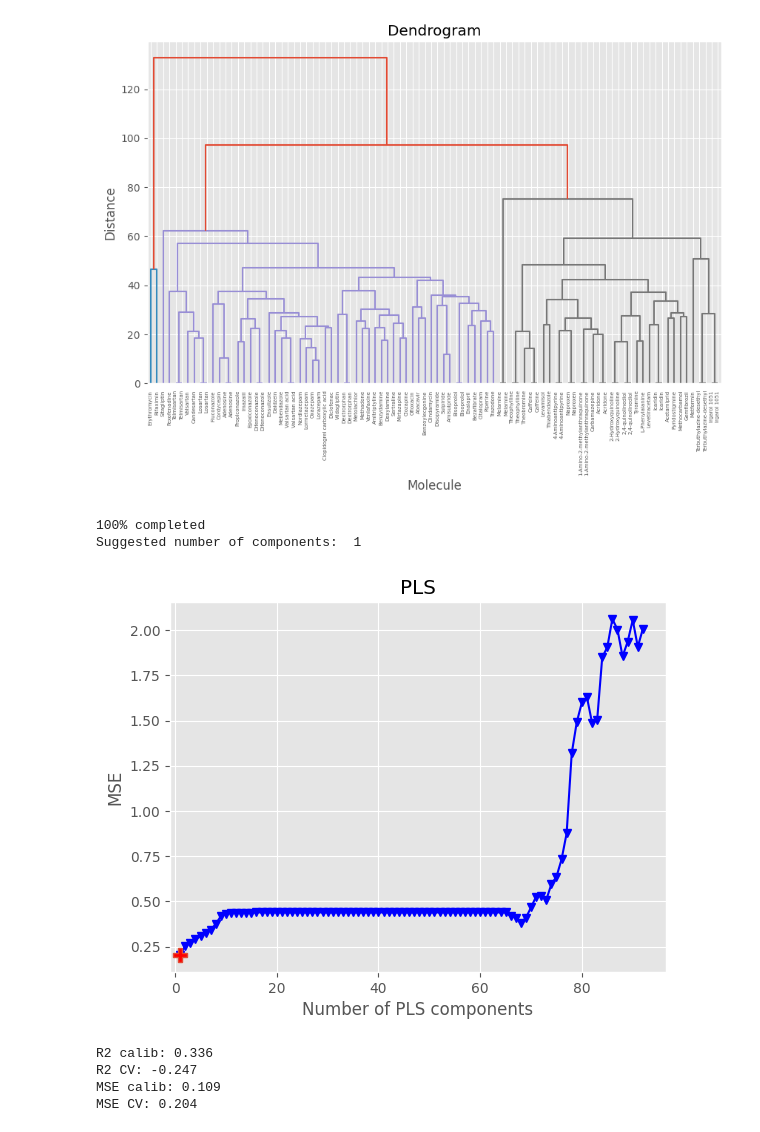
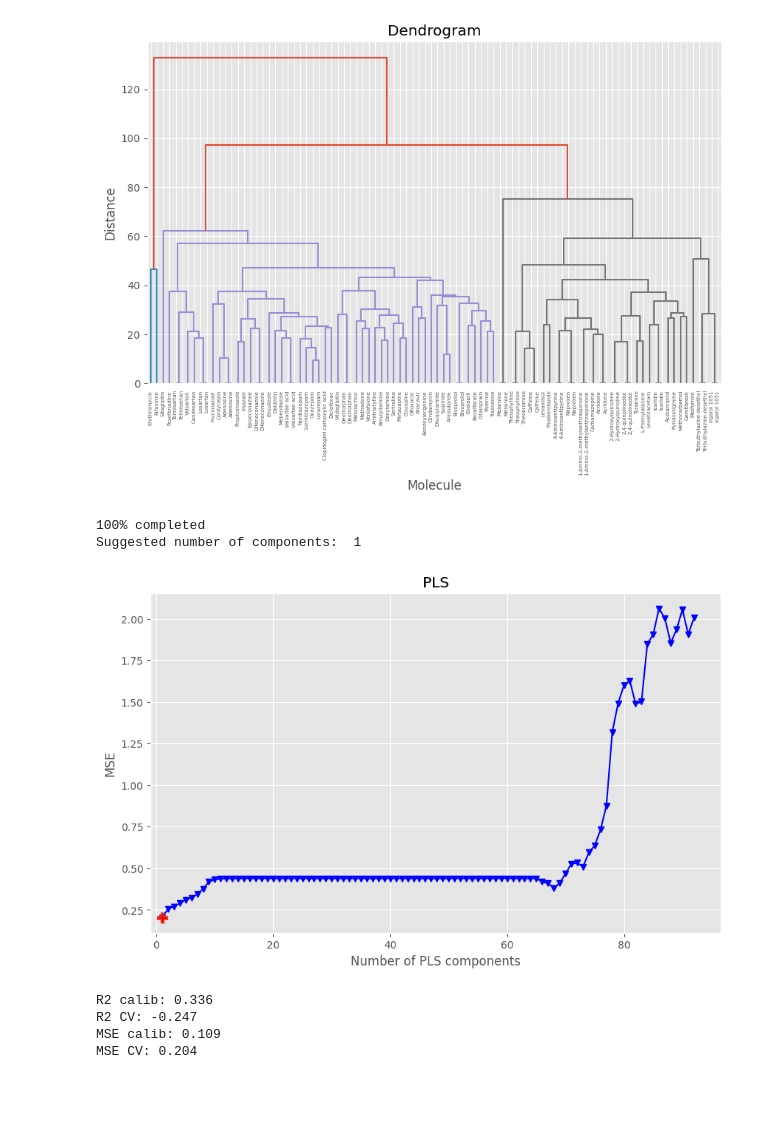
Before and after one commit to aalonsca73/in_silico_toxicology, a Jupyter notebook: PCA_PLS.ipynb, the cells around one changed output. Saved outputs shown, nothing was run; the diff lists cells and outputs as text; code cells hidden in the pictures; blank space fills up the shorter version.

```diff
--- a/PCA_PLS.ipynb
+++ b/PCA_PLS.ipynb
@@ -44,9 +44,6 @@ common_compounds = filtered_df.index.intersection(labels_df.index)
 
 # Filter to keep only the labels of common compounds
 filtered_labels_df = labels_df.loc[common_compounds]
-
-
-
 
 # Training PCA model with scaled data
 pca_pipe = make_pipeline(StandardScaler(),PCA())
@@ -158,6 +155,7 @@ def optimise_pls_cv(X,y,n_comp,plot_components=True):
   stdout.write("\n")
 
   if plot_components is True:
+    plt.figure(figsize=(10,6))
     plt.plot(component,np.array(mse), '-v', color = 'blue', mfc = 'blue')
     plt.plot(component[msemin],np.array(mse)[msemin], 'P', ms=10,mfc='red')
     plt.xlabel('Number of PLS components')
@@ -193,34 +191,34 @@ def optimise_pls_cv(X,y,n_comp,plot_components=True):
   rangey = max(y) - min(y)
   rangex = max(y_c) - min(y_c)
 
   # Fit a line to the CV vs response
   z = np.polyfit(y, y_c, 1)
   fig,ax = plt.subplots(figsize=(10,6))
   ax.scatter(y_c, y, c='red',edgecolors='k')
   # Plot the best fit line
   ax.plot(np.polyval(z,y),y,c='blue',linewidth=1)
   # Plot the ideal 1:1 line
   ax.plot(y,y,color='green',linewidth=1)
   plt.title('$R^{2}$ (CV):'+str(score_cv))
   plt.xlabel('Predicted response')
   plt.ylabel('Measured response')
   plt.show()
 
   return
 
 
 # Change labels to 0 and 1
 filtered_labels_df['Cluster'].replace(to_replace=['Recalcitrants','Removed'],value=[0,1],inplace=True)
 
 optimise_pls_cv(PCA,filtered_labels_df['Cluster'],len(PCA.columns)+1,plot_components=True)
 # %% [output]
 [figure]
 [figure]
 [figure]
 [figure]
 100% completed
 Suggested number of components:  1
-[figure, old version]
+[figure, new version]
 R2 calib: 0.336
 R2 CV: -0.247
 MSE calib: 0.109
```
